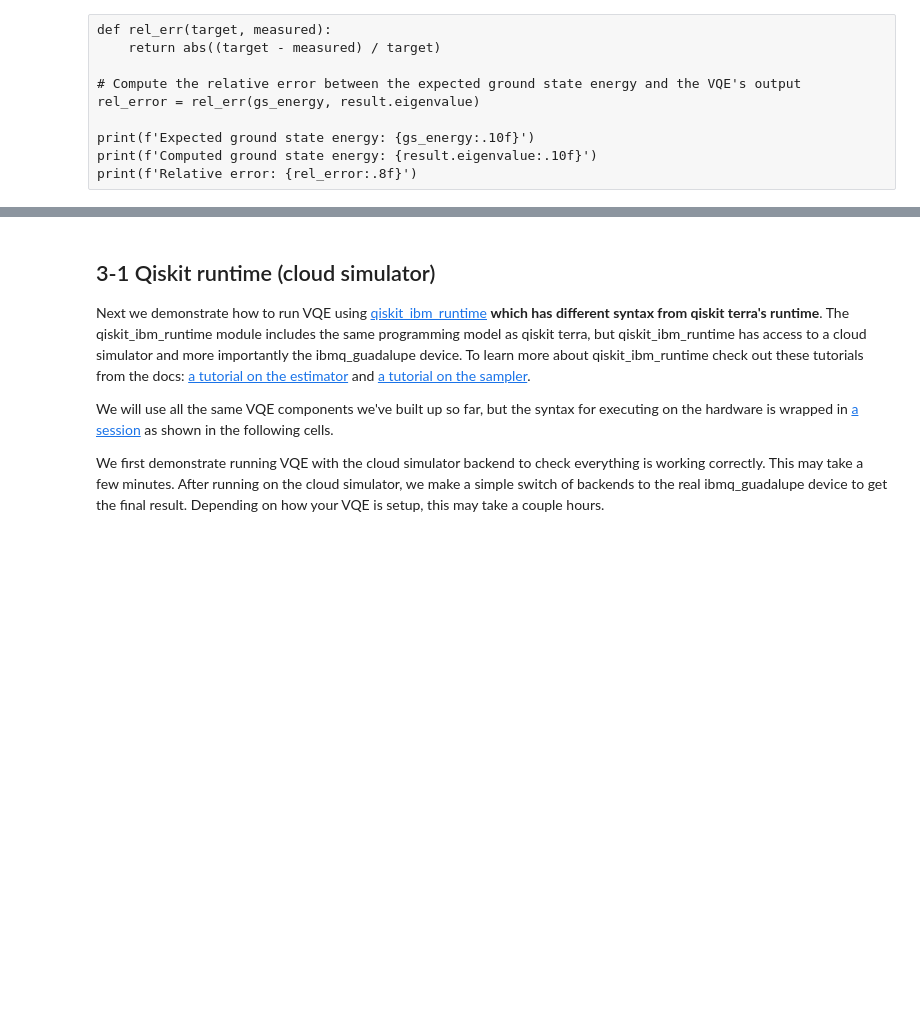
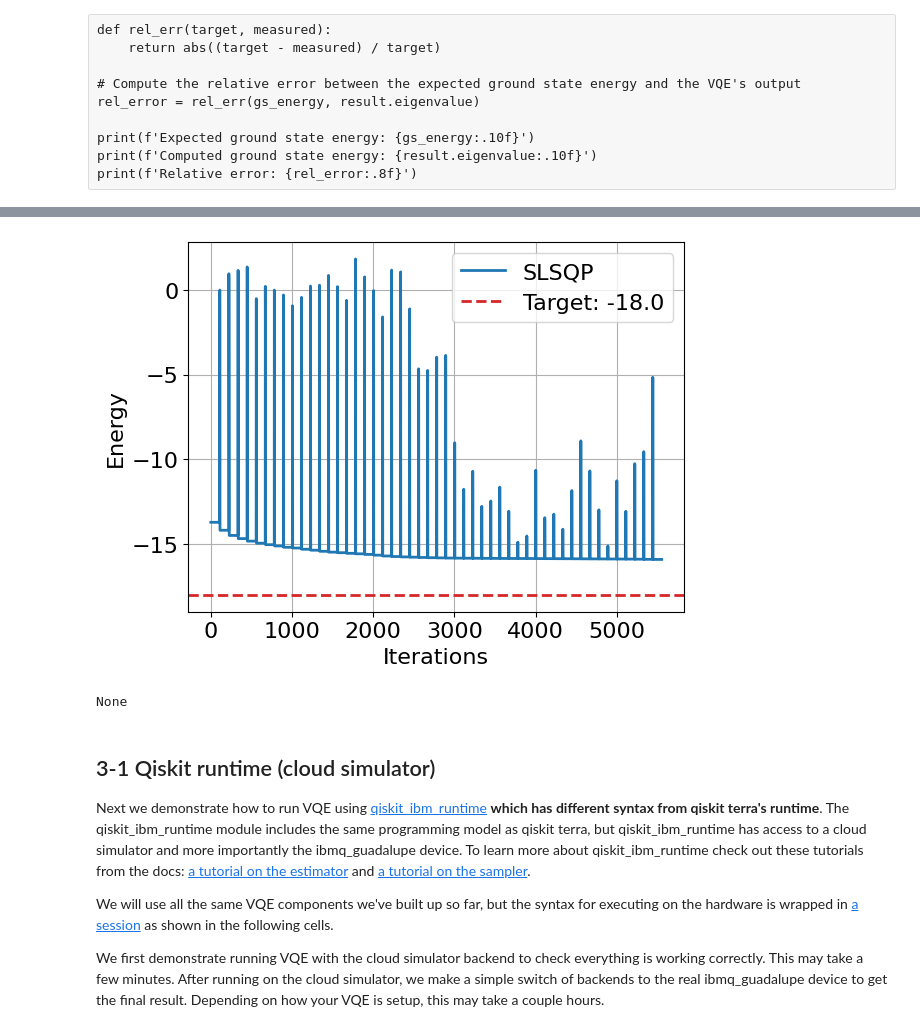
Before and after one commit to buttercutter/open-science-prize-2022, a Jupyter notebook: kagome-vqe-Pulse.ipynb, the cells around one changed output, grey strips where cells are left out. Drawn from its saved outputs; the diff is of its cells as text; code cells hidden in the pictures; blank space fills up the shorter version.

```diff
--- a/kagome-vqe-Pulse.ipynb
+++ b/kagome-vqe-Pulse.ipynb
@@ -545 +586,77 @@ Relative error  <qiskit.algorithms.optimizers.gradient_descent.GradientDescent o
 None
+# %%
+scale = [2.5]
+learning_rate = 0.01
+iterations = 50
+optimizers = [
+    #L_BFGS_B(maxiter=iterations),
+    SLSQP(maxiter=iterations),
+    #GradientDescent(maxiter=iterations, learning_rate=learning_rate),
+]
+def rel_err(target, measured):
+    return abs((target - measured) / target)
+
+init_data = np.array([-0.02987515,  0.87977968,  0.1095489 , -0.27062906,  0.76203151,
+        0.56007633,  0.02916803,  1.0061647 ,  0.60037734,  0.04523977,
+       -0.25509979,  1.11100565,  0.00999934,  0.27671511,  0.40691218,
+        0.11649929,  0.41156121,  0.94793004,  0.8468862 ,  0.71170267,
+        0.18646358,  0.03562752,  0.14425566,  0.81065011,  0.48564329,
+        0.83941577,  0.70505203,  1.03470631,  0.3842856 ,  1.6041438 ,
+        0.90457271, -0.62867995,  0.63616137, -0.02588348,  1.19266876,
+       -0.44428673,  0.98456916,  0.57537907,  0.51640622,  0.54312087,
+        0.53298902,  0.12303899,  0.86710826,  0.07806323,  0.41487754,
+        0.29067128,  0.27886054, -0.12044515,  0.87522176,  0.27289566,
+        0.17200646, -0.05958016,  0.23932927,  0.69553229,  1.23151522,
+        0.05011087,  0.85971653,  0.95286314,  0.3506824 ,  0.02583244,
+       -0.14651363,  0.50945606, -0.34059309,  1.10054146,  1.17990195,
+        0.03987953,  0.94578906,  0.00944596, -0.12949316,  0.0334801 ,
+        0.26920428,  0.75311871,  1.2381631 ,  0.02371609, -0.08996078,
+       -0.45930342,  0.87900781, -0.11143114, -0.12277443,  0.87609744,
+        0.86738994,  0.79203719,  0.40792842, -0.23167105,  0.04010681,
+        0.60200905,  0.7552742 ,  1.02417053,  0.44136875,  1.10343963,
+        0.32458104,  0.12583848,  0.1898166 ,  0.80493059,  0.19681068,
+       -0.00585121,  0.71103249,  0.57332151,  0.62134457, -0.01137806,
+       -0.20217042,  1.01558544,  0.22689721,  0.99153472,  1.08055573,
+       -0.28051313,  0.03136412,  0.0954497 ])
+
+for i, scale_value in enumerate(scale):
+    print("Scale:", scale_value)
+    qc_pulse_efficient = get_stretched_pulses(ansatz_opt, backend, scale_value)
+    ansatz = qc_pulse_efficient
+    converge_cnts = np.empty([len(optimizers)], dtype=object)
+
+    for i, optimizer_selected in enumerate(optimizers):
+        print('\rOptimizer: {}        '.format(type(optimizer_selected).__name__), end='')
+        #algorithm_globals.random_seed = 50
+
+        intermediate_info = []
+        counts = []
+        values = []
+        estimator = Estimator([ansatz], [ham_16])
+
+        # Setup VQE algorithm
+        custom_vqe = CustomVQE(estimator, ansatz, optimizer_selected, callback=callback, init_data=init_data)
+
+        # Run the custom VQE function and monitor execution time
+        start = time()
+        result = custom_vqe.compute_minimum_eigenvalue(ham_16)
+        end = time()
+
+        print(result)
+        print(f'execution time (s): {end - start:.2f}')
+
+        rel_error = rel_err(gs_energy, result.eigenvalue)
+        print("Relative error ", optimizer_selected, " ", rel_error)
+
+        converge_cnts[i] = np.asarray(intermediate_info)
+
+    for i, optimizer in enumerate(optimizers):
+        plt.plot(converge_cnts[i], lw=2, label=type(optimizer).__name__)
+    plt.ylabel('Energy')
+    plt.xlabel('Iterations')
+    # Exact ground state energy value
+    plt.axhline(y=gs_energy, color="tab:red", ls="--", lw=2, label="Target: " + str(gs_energy))
+    plt.legend()
+    plt.grid()
+    display(plt.show())
+# %% [output]
@@ -546,3 +680,5 @@ None
+[figure, added]
+None
 # %% [markdown]
 ## 3-1 Qiskit runtime (cloud simulator)
 
```
Also changed, not shown: parts of 8 cells of this notebook.
